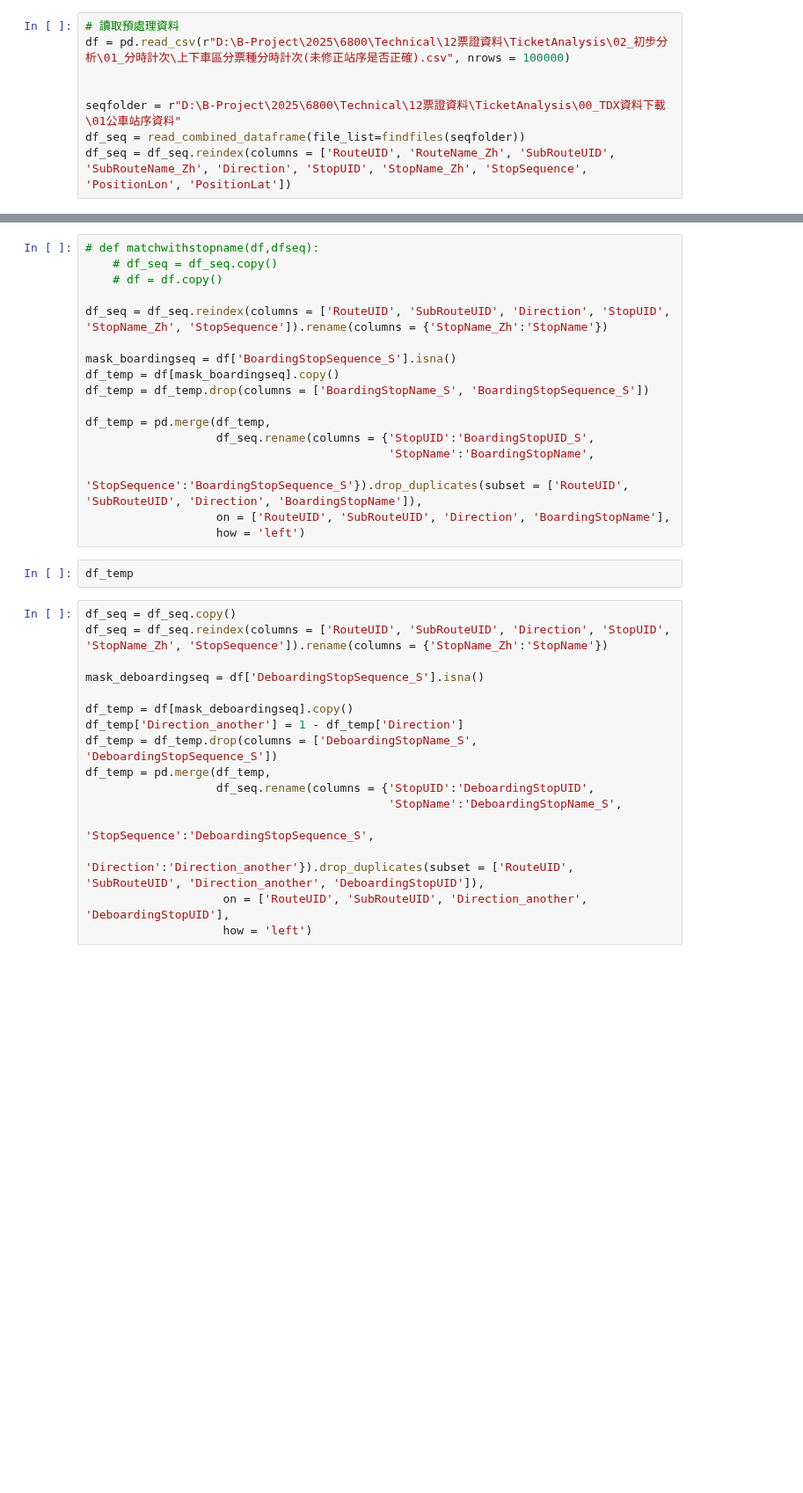
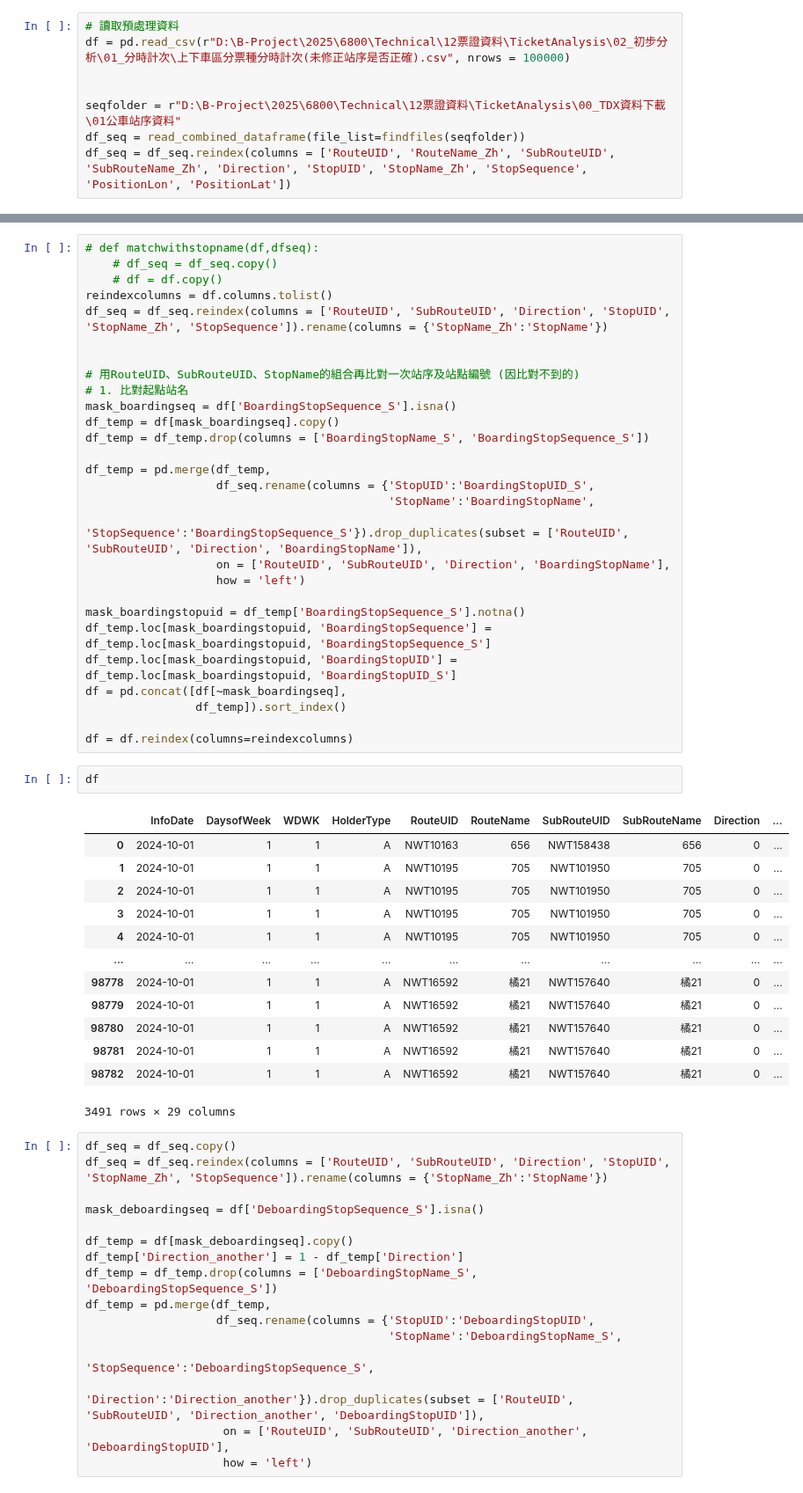
Before and after one commit to KaiChiehKJ/THI-6800-BusTicket, a Jupyter notebook: 03_TicketAnalysisCode.ipynb, the cells around one changed output, grey strips where cells are left out. Shown at 88% size. Saved outputs shown, nothing was run; the diff lists cells and outputs as text; blank space fills up the shorter version.

```diff
--- a/03_TicketAnalysisCode.ipynb
+++ b/03_TicketAnalysisCode.ipynb
@@ -874,9 +889,12 @@ dfkeep, df = checkseq(df, df_seq)
 # def matchwithstopname(df,dfseq):
     # df_seq = df_seq.copy()
     # df = df.copy()
-
+reindexcolumns = df.columns.tolist()
 df_seq = df_seq.reindex(columns = ['RouteUID', 'SubRouteUID', 'Direction', 'StopUID', 'StopName_Zh', 'StopSequence']).rename(columns = {'StopName_Zh':'StopName'})
 
+
+# 用RouteUID、SubRouteUID、StopName的組合再比對一次站序及站點編號 (因比對不到的)
+# 1. 比對起點站名
 mask_boardingseq = df['BoardingStopSequence_S'].isna()
 df_temp = df[mask_boardingseq].copy()
 df_temp = df_temp.drop(columns = ['BoardingStopName_S', 'BoardingStopSequence_S'])
@@ -887,8 +905,30 @@ df_temp = pd.merge(df_temp,
                                             'StopSequence':'BoardingStopSequence_S'}).drop_duplicates(subset = ['RouteUID', 'SubRouteUID', 'Direction', 'BoardingStopName']),
                    on = ['RouteUID', 'SubRouteUID', 'Direction', 'BoardingStopName'],
                    how = 'left')
+
+mask_boardingstopuid = df_temp['BoardingStopSequence_S'].notna()
+df_temp.loc[mask_boardingstopuid, 'BoardingStopSequence'] = df_temp.loc[mask_boardingstopuid, 'BoardingStopSequence_S']
+df_temp.loc[mask_boardingstopuid, 'BoardingStopUID'] = df_temp.loc[mask_boardingstopuid, 'BoardingStopUID_S']
+df = pd.concat([df[~mask_boardingseq],
+                df_temp]).sort_index()
+
+df = df.reindex(columns=reindexcolumns)
-# %%
-df_temp
+# %%
+df
+# %% [output]
+|  | InfoDate | DaysofWeek | WDWK | HolderType | RouteUID | RouteName | SubRouteUID | SubRouteName | Direction | ... |
+| 0 | 2024-10-01 | 1 | 1 | A | NWT10163 | 656 | NWT158438 | 656 | 0 | ... |
+| 1 | 2024-10-01 | 1 | 1 | A | NWT10195 | 705 | NWT101950 | 705 | 0 | ... |
+| 2 | 2024-10-01 | 1 | 1 | A | NWT10195 | 705 | NWT101950 | 705 | 0 | ... |
+| 3 | 2024-10-01 | 1 | 1 | A | NWT10195 | 705 | NWT101950 | 705 | 0 | ... |
+| 4 | 2024-10-01 | 1 | 1 | A | NWT10195 | 705 | NWT101950 | 705 | 0 | ... |
+| ... | ... | ... | ... | ... | ... | ... | ... | ... | ... | ... |
+| 98778 | 2024-10-01 | 1 | 1 | A | NWT16592 | 橘21 | NWT157640 | 橘21 | 0 | ... |
+| 98779 | 2024-10-01 | 1 | 1 | A | NWT16592 | 橘21 | NWT157640 | 橘21 | 0 | ... |
+| 98780 | 2024-10-01 | 1 | 1 | A | NWT16592 | 橘21 | NWT157640 | 橘21 | 0 | ... |
+| 98781 | 2024-10-01 | 1 | 1 | A | NWT16592 | 橘21 | NWT157640 | 橘21 | 0 | ... |
+| 98782 | 2024-10-01 | 1 | 1 | A | NWT16592 | 橘21 | NWT157640 | 橘21 | 0 | ... |
+3491 rows × 29 columns
 # %%
 df_seq = df_seq.copy()
 df_seq = df_seq.reindex(columns = ['RouteUID', 'SubRouteUID', 'Direction', 'StopUID', 'StopName_Zh', 'StopSequence']).rename(columns = {'StopName_Zh':'StopName'})
```
Also changed, not shown: parts of 3 cells of this notebook.
